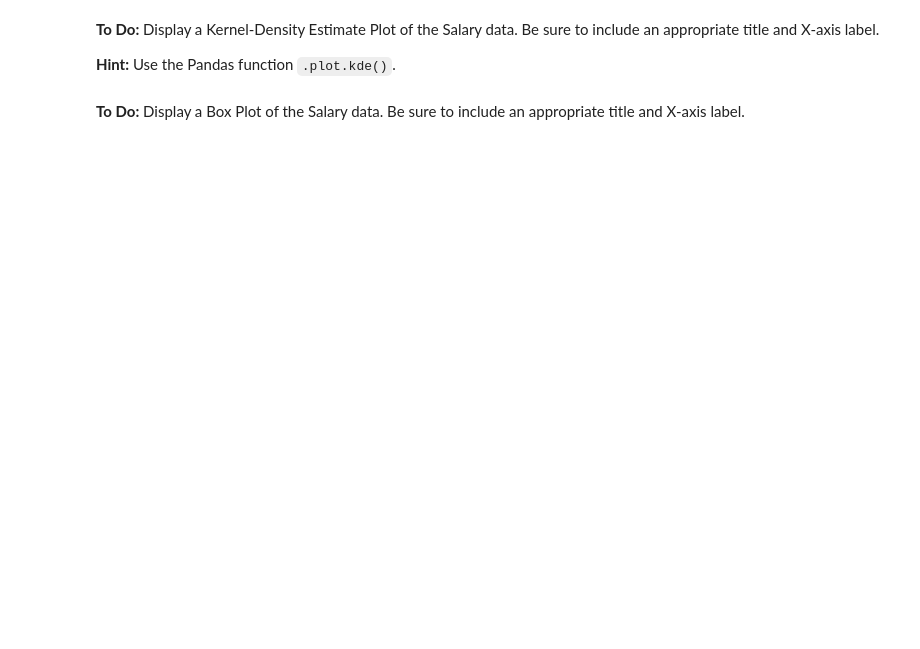
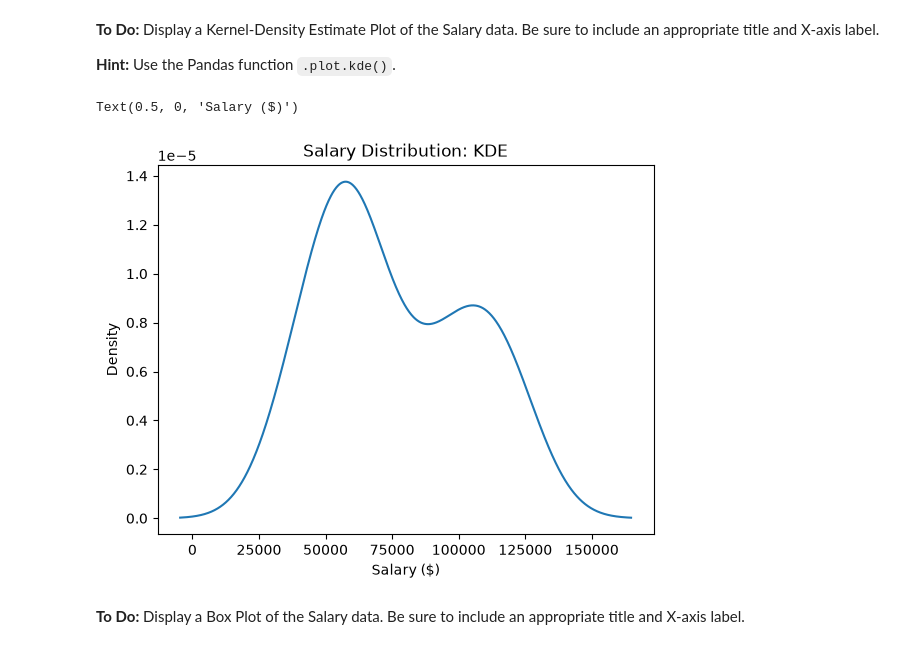
Before and after one commit to max-issokson-bu/DX603-Assignments, a Jupyter notebook: Homework_02.ipynb, the cells around one changed output. Cells and saved outputs as stored; diff of their text form; code cells hidden in the pictures; blank space fills up the shorter version.

```diff
--- a/Homework_02.ipynb
+++ b/Homework_02.ipynb
@@ -172,6 +212,12 @@ Hint: You may use the simple one-line Pandas histogram command. If you would lik
 **Hint:** Use the Pandas function `.plot.kde()`.
 # %%
 # Your code here
+salary.plot.kde()
+plt.title("Salary Distribution: KDE")
+plt.xlabel("Salary ($)")
+# %% [output]
+Text(0.5, 0, 'Salary ($)')
+[figure, added]
 # %% [markdown]
 **To Do:** Display a Box Plot of the Salary data.  Be sure to include an appropriate title and X-axis label.
 # %%
```
Also changed, not shown: parts of 49 cells of this notebook.
